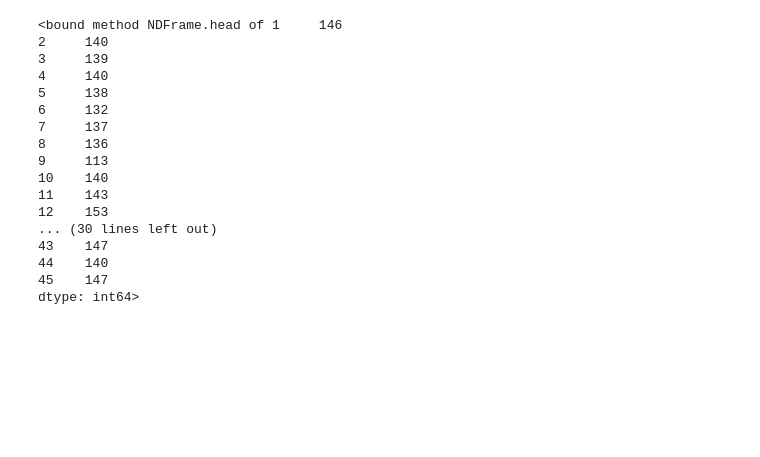
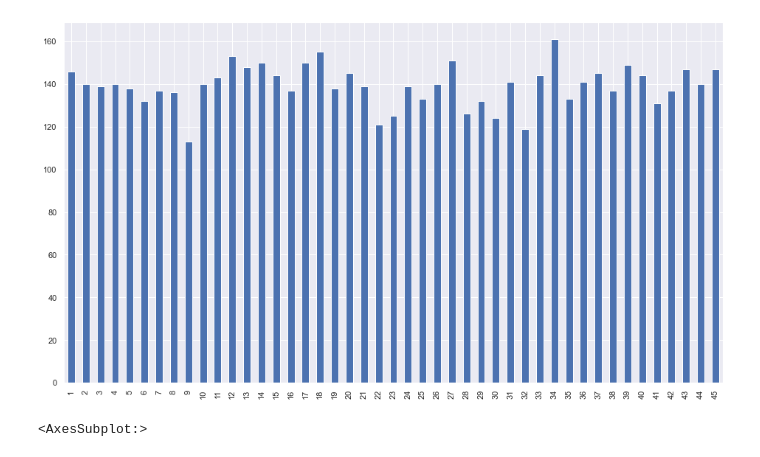
Before and after one commit to seungmin-han/bigdata_final, a Jupyter notebook: bigData_final.ipynb, the cells around one changed output. Saved outputs shown, nothing was run; the diff lists cells and outputs as text; code cells hidden in the pictures; blank space fills up the shorter version.

Commit message:
1~1045회차까지의 번호별 빈도수 그래프 그리기

```diff
--- a/bigData_final.ipynb
+++ b/bigData_final.ipynb
@@ -5,6 +5,8 @@ import json
 
 import pandas as pd
 
+
+# 1~1045회차까지의 로또 정보를 csv로 저장하는 함수
 def saveToCsv():
     result = []
 
@@ -13,6 +15,7 @@ def saveToCsv():
     df = pd.read_json(json.dumps(result))
     df.to_csv('data.csv')
 
+# 로또 정보를 불러오는 API를 호출하여 JSON Object로 반환하는 함수
 def getLotto(idx):
     req = urllib.request.Request(f"http://www.dhlottery.co.kr/common.do?method=getLottoNumber&drwNo={idx}")
     try:
@@ -21,51 +24,46 @@ def getLotto(idx):
         print("Url Request Success")
         jsonObj = json.loads(response.read().decode('utf-8'))
         return jsonObj
     except Exception as e:
         print(e)
         print("Error for URL ")
         return None
 
+# 저장한 csv 파일을 불러옴
 tmp = pd.read_csv('data.csv')
 
+
+#빈 딕셔너리 생성
 tmp2 = dict()
-
 for i in range(1,46):
     tmp2[i] = 0
 
 
+
+# 각 번호(1~45)의 빈도 수를 저장하는 시리즈 생성
 for _,row in tmp.iterrows():
     tmp2[row['drwtNo1']] += 1
     tmp2[row['drwtNo2']] += 1
     tmp2[row['drwtNo3']] += 1
     tmp2[row['drwtNo4']] += 1
     tmp2[row['drwtNo5']] += 1
     tmp2[row['drwtNo6']] += 1
 
-# print(tmp2)
-
 tmp3 = pd.Series(tmp2)
 
-print(tmp3.head)
+# print(tmp3.head)
 
+import matplotlib.pyplot as plt
+
+plt.figure(figsize=(16,9))
+tmp3.plot.bar()
+
+plt.show()
+
+import seaborn as sns
 
 
 # www.dhlottery.co.kr/common.do?method=getLottoNumber&drwNo=로또회차번호
 # %% [output]
+[figure, added]
-<bound method NDFrame.head of 1     146
-2     140
-3     139
-4     140
-5     138
-6     132
-7     137
-8     136
-9     113
-10    140
-11    143
-12    153
-... (30 lines left out)
-43    147
-44    140
-45    147
-dtype: int64>
+<AxesSubplot:>
```
Also changed, not shown: parts of 1 cell of this notebook.
